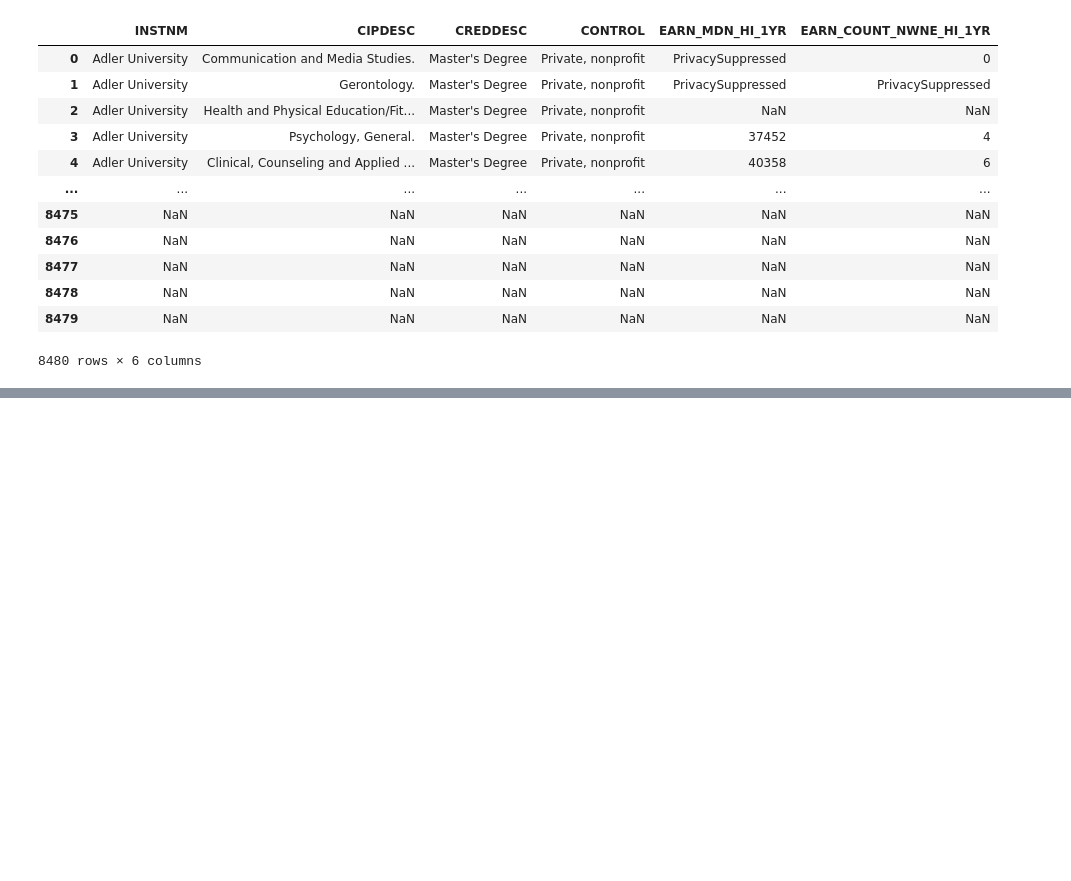
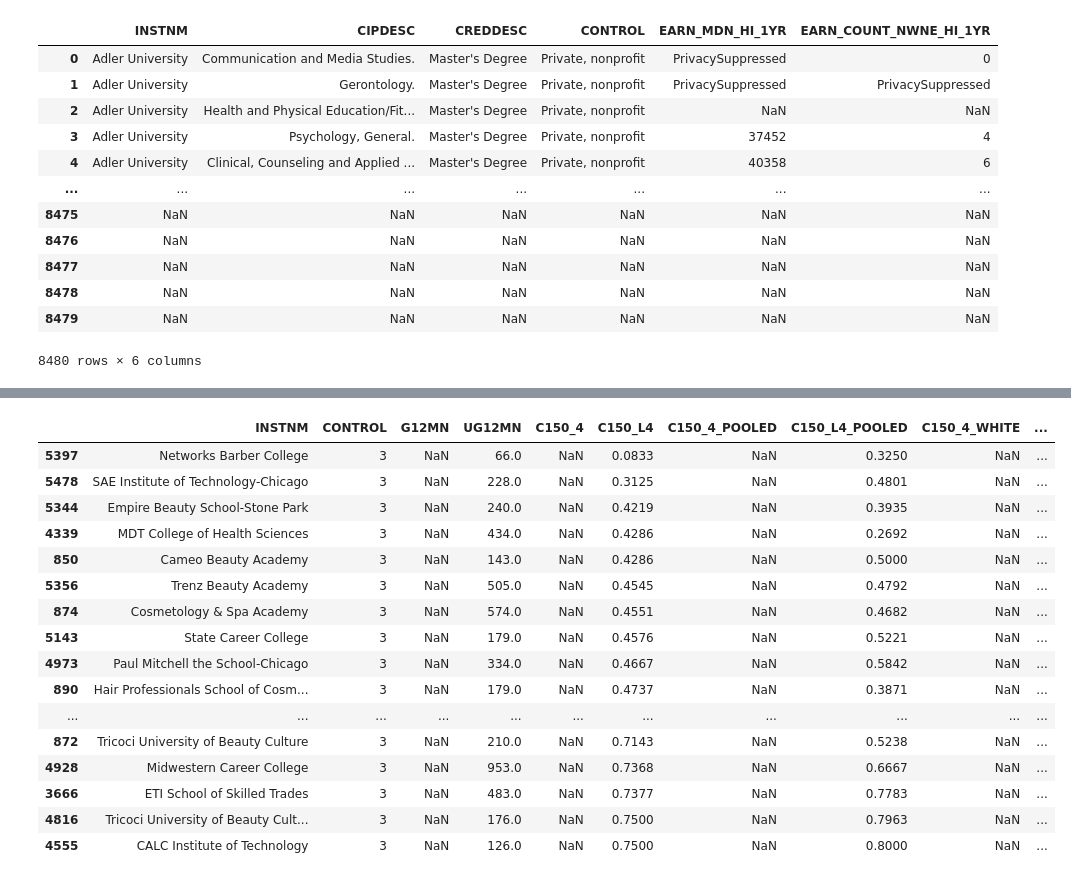
Before and after one commit to amyq96/stories, a Jupyter notebook: for-profit/scorecard-analysis.ipynb, the cells around one changed output, grey strips where cells are left out. Saved outputs shown, nothing was run; the diff lists cells and outputs as text; code cells hidden in the pictures; blank space fills up the shorter version.

```diff
--- a/for-profit/scorecard-analysis.ipynb
+++ b/for-profit/scorecard-analysis.ipynb
@@ -506,0 +782,20 @@ ilff[['INSTNM','CIPDESC','CREDDESC','CONTROL','EARN_MDN_HI_1YR','EARN_COUNT_NWNE
+# %%
+ilfp[['INSTNM','CONTROL','G12MN','UG12MN','C150_4','C150_L4','C150_4_POOLED','C150_L4_POOLED','C150_4_WHITE','C150_L4_WHITE','C150_4_BLACK','C150_L4_BLACK']].sort_values('C150_L4').head(50)
+# %% [output]
+|  | INSTNM | CONTROL | G12MN | UG12MN | C150_4 | C150_L4 | C150_4_POOLED | C150_L4_POOLED | C150_4_WHITE | ... |
+| 5397 | Networks Barber College | 3 | NaN | 66.0 | NaN | 0.0833 | NaN | 0.3250 | NaN | ... |
+| 5478 | SAE Institute of Technology-Chicago | 3 | NaN | 228.0 | NaN | 0.3125 | NaN | 0.4801 | NaN | ... |
+| 5344 | Empire Beauty School-Stone Park | 3 | NaN | 240.0 | NaN | 0.4219 | NaN | 0.3935 | NaN | ... |
+| 4339 | MDT College of Health Sciences | 3 | NaN | 434.0 | NaN | 0.4286 | NaN | 0.2692 | NaN | ... |
+| 850 | Cameo Beauty Academy | 3 | NaN | 143.0 | NaN | 0.4286 | NaN | 0.5000 | NaN | ... |
+| 5356 | Trenz Beauty Academy | 3 | NaN | 505.0 | NaN | 0.4545 | NaN | 0.4792 | NaN | ... |
+| 874 | Cosmetology & Spa Academy | 3 | NaN | 574.0 | NaN | 0.4551 | NaN | 0.4682 | NaN | ... |
+| 5143 | State Career College | 3 | NaN | 179.0 | NaN | 0.4576 | NaN | 0.5221 | NaN | ... |
+| 4973 | Paul Mitchell the School-Chicago | 3 | NaN | 334.0 | NaN | 0.4667 | NaN | 0.5842 | NaN | ... |
+| 890 | Hair Professionals School of Cosm... | 3 | NaN | 179.0 | NaN | 0.4737 | NaN | 0.3871 | NaN | ... |
+| ... | ... | ... | ... | ... | ... | ... | ... | ... | ... | ... |
+| 872 | Tricoci University of Beauty Culture | 3 | NaN | 210.0 | NaN | 0.7143 | NaN | 0.5238 | NaN | ... |
+| 4928 | Midwestern Career College | 3 | NaN | 953.0 | NaN | 0.7368 | NaN | 0.6667 | NaN | ... |
+| 3666 | ETI School of Skilled Trades | 3 | NaN | 483.0 | NaN | 0.7377 | NaN | 0.7783 | NaN | ... |
+| 4816 | Tricoci University of Beauty Cult... | 3 | NaN | 176.0 | NaN | 0.7500 | NaN | 0.7963 | NaN | ... |
+| 4555 | CALC Institute of Technology | 3 | NaN | 126.0 | NaN | 0.7500 | NaN | 0.8000 | NaN | ... |
```
Also changed, not shown: parts of 143 cells of this notebook.
